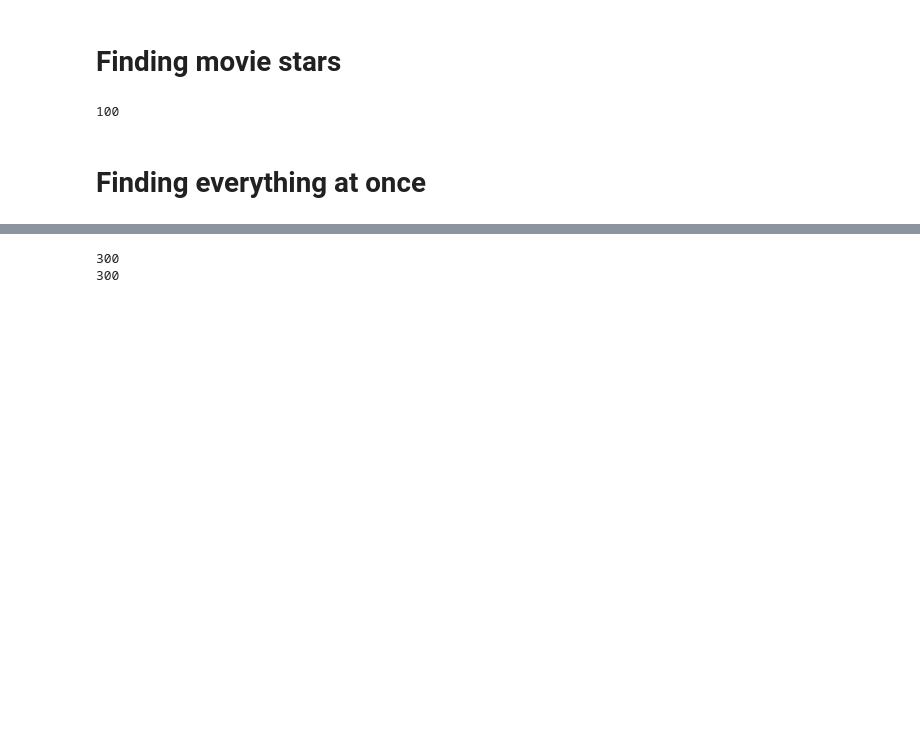
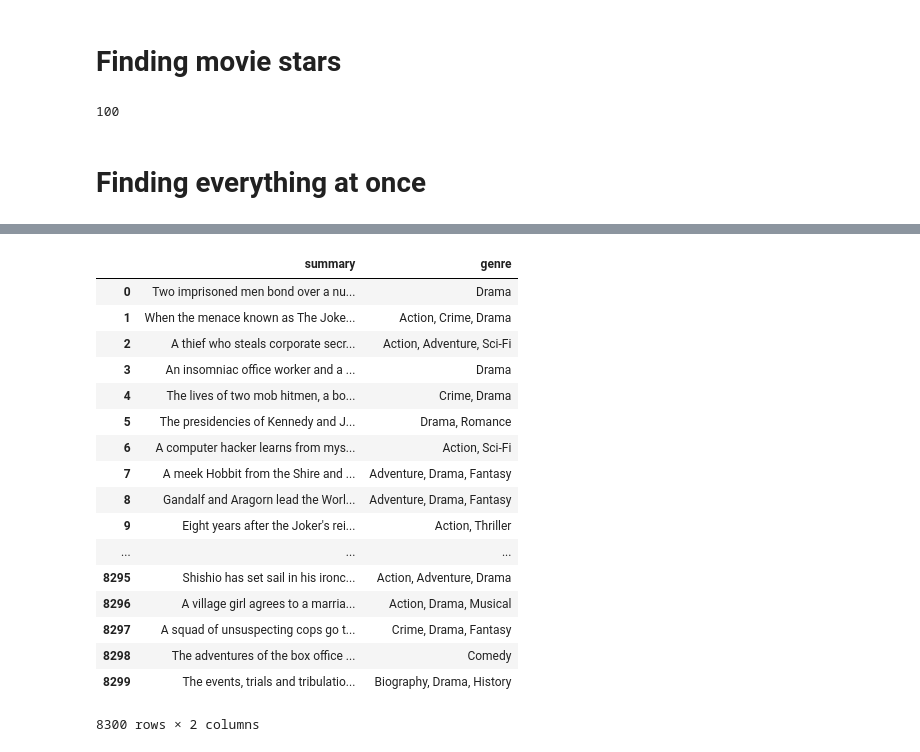
Before and after one commit to jbjornholm/Group-31-SoDa, a Jupyter notebook: Josefine/Exam notes/Scraping.ipynb, the cells around one changed output, grey strips where cells are left out. Saved outputs shown, nothing was run; the diff lists cells and outputs as text; code cells hidden in the pictures; blank space fills up the shorter version.

```diff
--- a/Josefine/Exam notes/Scraping.ipynb
+++ b/Josefine/Exam notes/Scraping.ipynb
@@ -348,6 +347,0 @@ TypeError: cannot unpack non-iterable NoneType object
-# %%
-print(len(movie_genre))
-print(len(movie_summary))
-# %% [output]
-300
-300
@@ -360,0 +348,27 @@ print(len(movie_summary))
+# %%
+df_summary = pd.DataFrame(movie_summary)
+df_genre = pd.DataFrame(movie_genre)
+# %%
+df_summary['genre']=df_genre
+df_summary.columns = ['summary', 'genre']
+# %%
+df_summary
+# %% [output]
+|  | summary | genre |
+| 0 | Two imprisoned men bond over a nu... | Drama |
+| 1 | When the menace known as The Joke... | Action, Crime, Drama |
+| 2 | A thief who steals corporate secr... | Action, Adventure, Sci-Fi |
+| 3 | An insomniac office worker and a ... | Drama |
+| 4 | The lives of two mob hitmen, a bo... | Crime, Drama |
+| 5 | The presidencies of Kennedy and J... | Drama, Romance |
+| 6 | A computer hacker learns from mys... | Action, Sci-Fi |
+| 7 | A meek Hobbit from the Shire and ... | Adventure, Drama, Fantasy |
+| 8 | Gandalf and Aragorn lead the Worl... | Adventure, Drama, Fantasy |
+| 9 | Eight years after the Joker's rei... | Action, Thriller |
+| ... | ... | ... |
+| 8295 | Shishio has set sail in his ironc... | Action, Adventure, Drama |
+| 8296 | A village girl agrees to a marria... | Action, Drama, Musical |
+| 8297 | A squad of unsuspecting cops go t... | Crime, Drama, Fantasy |
+| 8298 | The adventures of the box office ... | Comedy |
+| 8299 | The events, trials and tribulatio... | Biography, Drama, History |
+8300 rows × 2 columns
```
Also changed, not shown: parts of 2 cells of this notebook, 1 other file.
